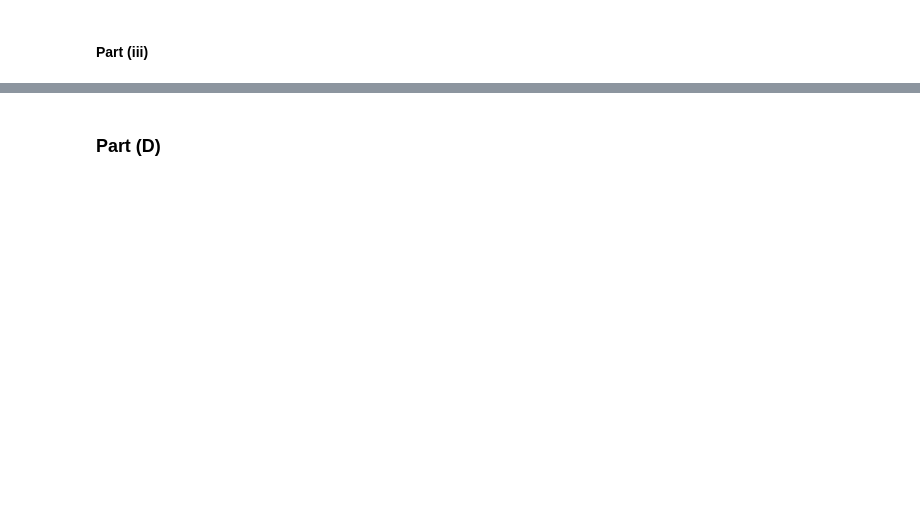
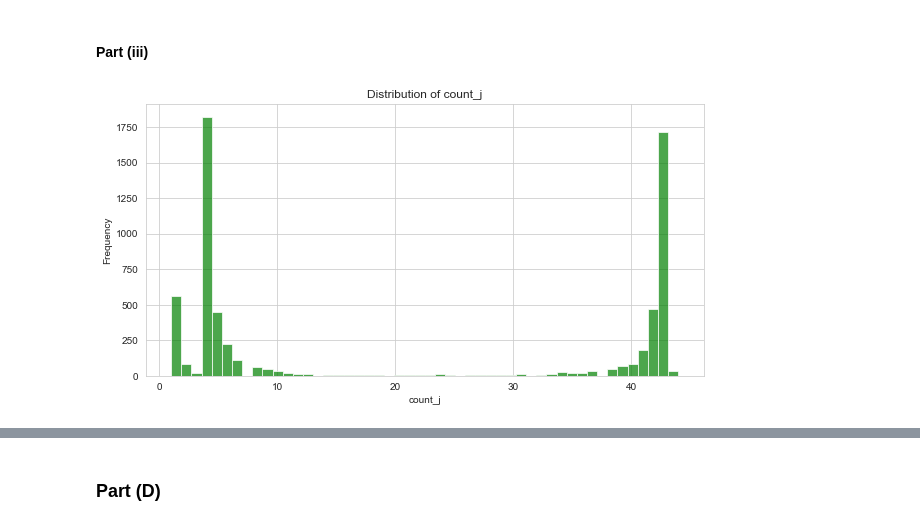
Before and after one commit to KOJILIU/DS-UA-202, a Jupyter notebook: HW2_Problem_3_Koji_Liu.ipynb, the cells around one changed output, grey strips where cells are left out. Drawn from its saved outputs; the diff is of its cells as text; code cells hidden in the pictures; blank space fills up the shorter version.

```diff
--- a/HW2_Problem_3_Koji_Liu.ipynb
+++ b/HW2_Problem_3_Koji_Liu.ipynb
@@ -161,15 +175,19 @@ weight_dict = defaultdict(float)
 
 for i in misclassified_indices:
     shap_values_i = shap_values[i]
+    actual_class = newsgroups_test.target[i]
+
     for j in range(len(shap_values_i)):
-        if shap_values_i[j] != 0:
+        if (actual_class == 0 and shap_values_i[j] > 0) or (actual_class == 1 and shap_values_i[j] < 0):
             count_dict[j] += 1
             weight_dict[j] += np.abs(shap_values_i[j])
 # %%
 # Plot the distribution of count_j
 plt.figure(figsize=(10,5))
-plt.hist(count_dict.values(), bins=20, color='blue', alpha=0.7)
+plt.hist(count_dict.values(), bins=50, color='green', alpha=0.7)
 plt.xlabel('count_j')
 plt.ylabel('Frequency')
 plt.title('Distribution of count_j')
 plt.show()
+# %% [output]
+[figure, added]
```
Also changed, not shown: parts of 21 cells of this notebook.
